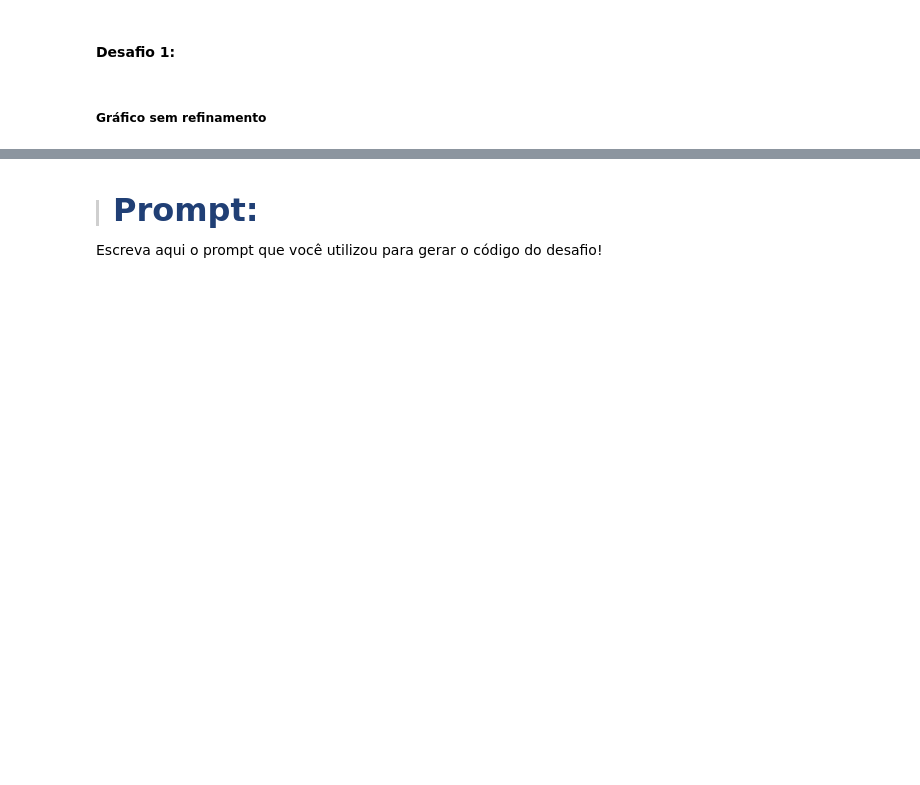
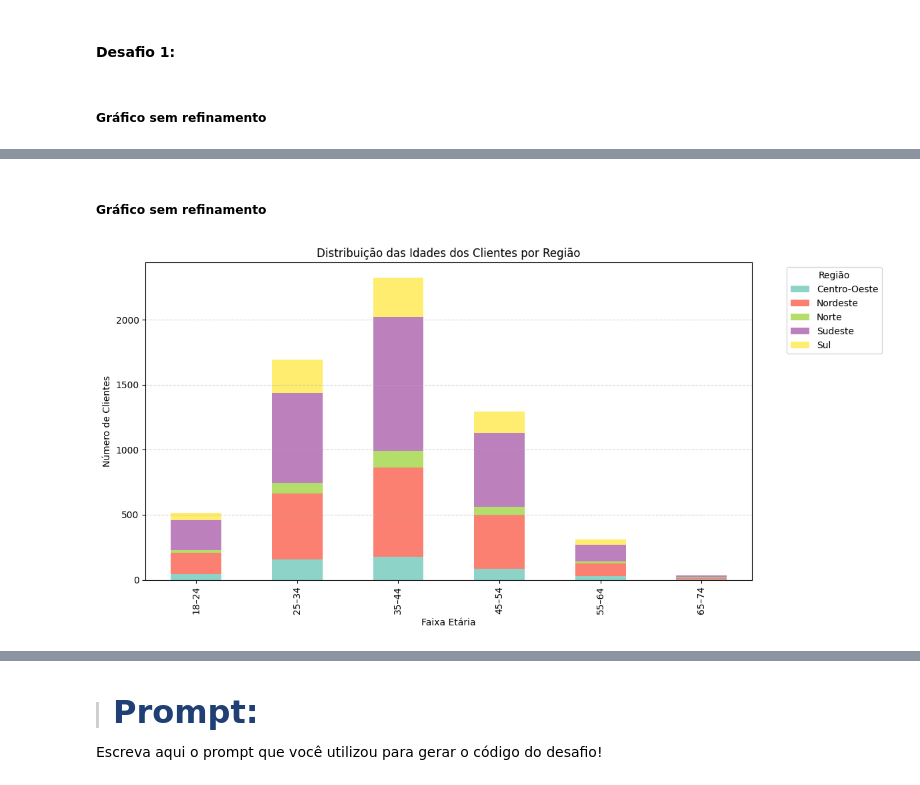
Before and after one commit to SergioCarmo-ro/Desafio_IA, a Jupyter notebook: Desafios.ipynb, the cells around one changed output, grey strips where cells are left out. Drawn from its saved outputs; the diff is of its cells as text; code cells hidden in the pictures; blank space fills up the shorter version.

```diff
--- a/Desafios.ipynb
+++ b/Desafios.ipynb
@@ -266,0 +375,24 @@ AQUA_1,	AQUA_2,	AQUA_3 = "#addcd4",	"#9fccc5", "#96bfb9"
+# %% [markdown]
+##### Gráfico sem refinamento
+# %%
+# 1. Criar faixas etárias
+bins = [0, 18, 25, 35, 45, 55, 65, 75, 100]
+labels = ['0–17', '18–24', '25–34', '35–44', '45–54', '55–64', '65–74', '75+']
+df['faixa_etaria'] = pd.cut(df['idade'], bins=bins, labels=labels, right=False)
+
+# 2. Criar tabela cruzada (faixa etária x região)
+tabela = pd.crosstab(df['faixa_etaria'], df['regiao'])
+
+# 3. Criar gráfico de barras empilhadas
+tabela.plot(kind='bar', stacked=True, figsize=(12, 6), colormap='Set3')
+
+# 4. Personalização
+plt.title('Distribuição das Idades dos Clientes por Região')
+plt.xlabel('Faixa Etária')
+plt.ylabel('Número de Clientes')
+plt.legend(title='Região', bbox_to_anchor=(1.05, 1), loc='upper left')
+plt.tight_layout()
+plt.grid(axis='y', linestyle='--', alpha=0.5)
+plt.show()
+# %% [output]
+[figure, added]
```
Also changed, not shown: parts of 12 cells of this notebook.
